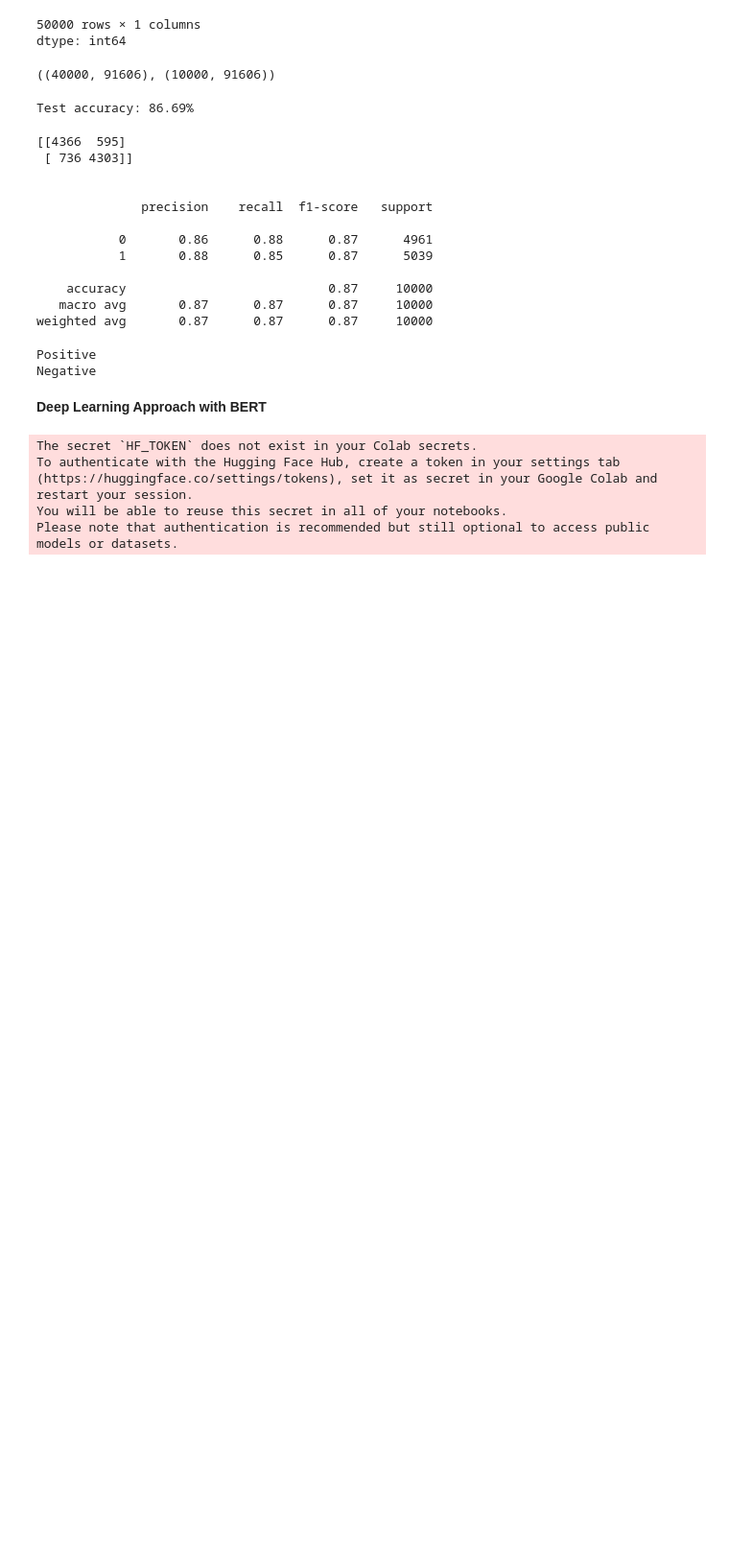
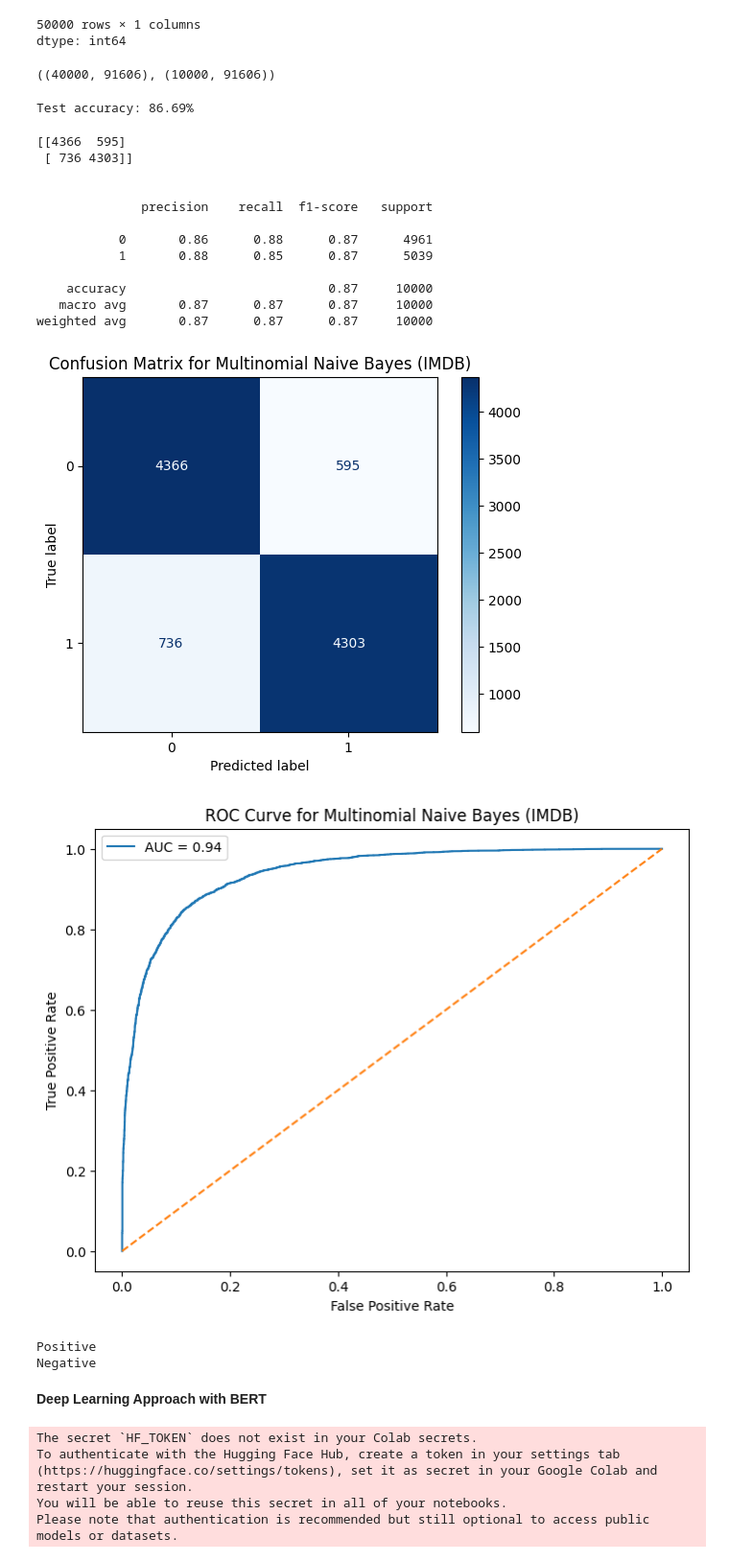
Before and after one commit to Santosh-87/IMDB_Movie_Sentiment_Analysis, a Jupyter notebook: IMDB_Movie_Sentiment_Analysis.ipynb, the cells around one changed output. Shown at 96% size. Saved outputs shown, nothing was run; the diff lists cells and outputs as text; code cells hidden in the pictures; blank space fills up the shorter version.

Commit message:
Updated Confusion matrix and ROC-AUC curve display

```diff
--- a/IMDB_Movie_Sentiment_Analysis.ipynb
+++ b/IMDB_Movie_Sentiment_Analysis.ipynb
@@ -451,8 +444,33 @@ from sklearn.metrics import accuracy_score, classification_report, confusion_mat
+# %%
+def display_confusion_matrix(y_true, y_pred, title=""):
+    cm = confusion_matrix(y_true, y_pred)
+    disp = ConfusionMatrixDisplay(confusion_matrix=cm)
+    disp.plot(cmap='Blues')
+    plt.title(f"Confusion Matrix for {title}")
+    plt.show()
+
+
+def display_ROC(y_test, y_prob, title=""):
+    plt.figure(figsize=(8, 6))
+
+    # Positive class = 1
+    fpr, tpr, _ = roc_curve(y_test, y_prob[:, 1])
+    roc_auc = auc(fpr, tpr)
+
+    plt.plot(fpr, tpr, label=f"AUC = {roc_auc:.2f}")
+    plt.plot([0, 1], [0, 1], linestyle='--')
+
+    plt.xlabel("False Positive Rate")
+    plt.ylabel("True Positive Rate")
+    plt.title(f"ROC Curve for {title}")
+    plt.legend()
+    plt.show()
 # %%
 mnb = MultinomialNB()
 mnb.fit(X_train, y_train)
-mnb_pred = mnb.predict(X_test)
-mnb_acc = accuracy_score(mnb_pred, y_test)
+y_pred_nb = mnb.predict(X_test)
+y_prob_nb = mnb.predict_proba(X_test)
+mnb_acc = accuracy_score(y_pred_nb, y_test)
 print("Test accuracy: {:.2f}%".format(mnb_acc*100))
 # %% [output]
 Test accuracy: 86.69%
@@ -473,6 +491,23 @@ print(classification_report(y_test, mnb_pred))
     accuracy                           0.87     10000
    macro avg       0.87      0.87      0.87     10000
 weighted avg       0.87      0.87      0.87     10000
+# %%
+# Confusion Matrix
+display_confusion_matrix(
+    y_test,
+    y_pred_nb,
+    title="Multinomial Naive Bayes (IMDB)"
+)
+
+# ROC Curve
+display_ROC(
+    y_test,
+    y_prob_nb,
+    title="Multinomial Naive Bayes (IMDB)"
+)
+# %% [output]
+[figure, added]
+[figure, added]
 # %%
 def predict_sentiment_nb(text):
     text_vector = tfidf.transform([text])
```
Also changed, not shown: parts of 4 cells of this notebook.
